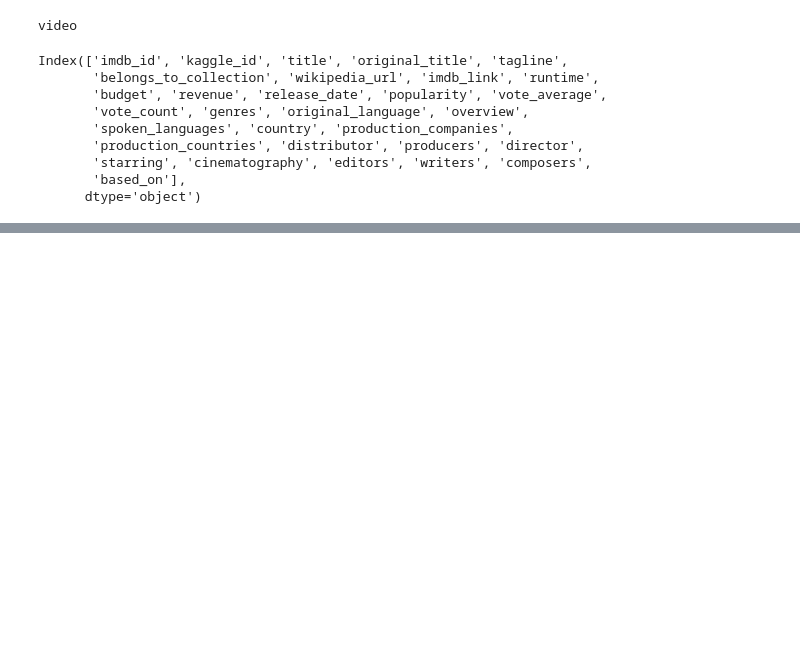
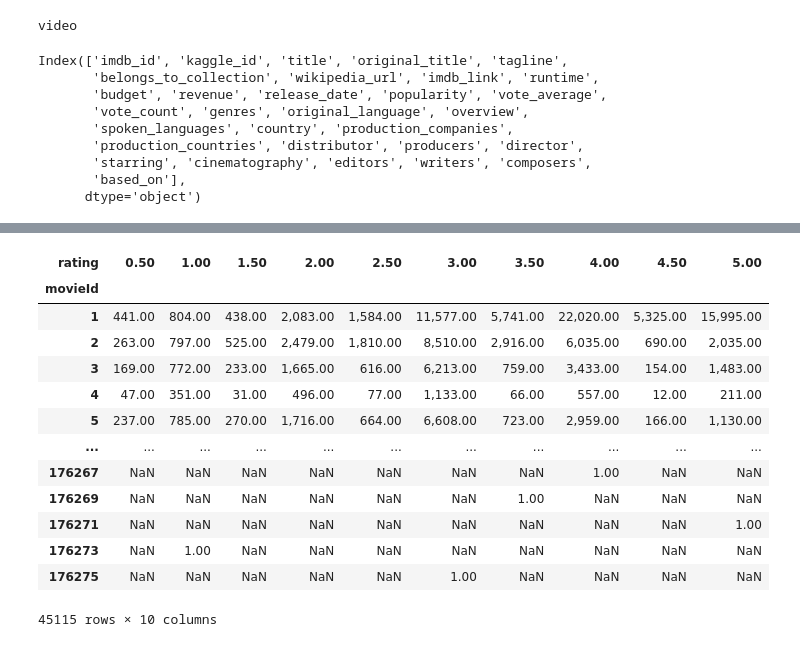
Before and after one commit to ariw237/Movies_ETL, a Jupyter notebook: movies_ETL.ipynb, the cells around one changed output, grey strips where cells are left out. Drawn from its saved outputs; the diff is of its cells as text; code cells hidden in the pictures; blank space fills up the shorter version.

Commit message:
Added new version of movies_ETL.ipynb

```diff
--- a/movies_ETL.ipynb
+++ b/movies_ETL.ipynb
@@ -1816,0 +1840,21 @@ Index(['imdb_id', 'kaggle_id', 'title', 'original_title', 'tagline',
+# %%
+#Convert to a pivot table
+rating_counts = ratings.groupby(['movieId','rating'], as_index=False).count() \
+                .rename({'userId':'count'}, axis=1) \
+                .pivot(index='movieId',columns='rating', values='count')
+rating_counts
+# %% [output]
+| rating | 0.50 | 1.00 | 1.50 | 2.00 | 2.50 | 3.00 | 3.50 | 4.00 | 4.50 | 5.00 |
+| movieId |  |  |  |  |  |  |  |  |  |  |
+| 1 | 441.00 | 804.00 | 438.00 | 2,083.00 | 1,584.00 | 11,577.00 | 5,741.00 | 22,020.00 | 5,325.00 | 15,995.00 |
+| 2 | 263.00 | 797.00 | 525.00 | 2,479.00 | 1,810.00 | 8,510.00 | 2,916.00 | 6,035.00 | 690.00 | 2,035.00 |
+| 3 | 169.00 | 772.00 | 233.00 | 1,665.00 | 616.00 | 6,213.00 | 759.00 | 3,433.00 | 154.00 | 1,483.00 |
+| 4 | 47.00 | 351.00 | 31.00 | 496.00 | 77.00 | 1,133.00 | 66.00 | 557.00 | 12.00 | 211.00 |
+| 5 | 237.00 | 785.00 | 270.00 | 1,716.00 | 664.00 | 6,608.00 | 723.00 | 2,959.00 | 166.00 | 1,130.00 |
+| ... | ... | ... | ... | ... | ... | ... | ... | ... | ... | ... |
+| 176267 | NaN | NaN | NaN | NaN | NaN | NaN | NaN | 1.00 | NaN | NaN |
+| 176269 | NaN | NaN | NaN | NaN | NaN | NaN | 1.00 | NaN | NaN | NaN |
+| 176271 | NaN | NaN | NaN | NaN | NaN | NaN | NaN | NaN | NaN | 1.00 |
+| 176273 | NaN | 1.00 | NaN | NaN | NaN | NaN | NaN | NaN | NaN | NaN |
+| 176275 | NaN | NaN | NaN | NaN | NaN | 1.00 | NaN | NaN | NaN | NaN |
+45115 rows × 10 columns
```
Also changed, not shown: parts of 6 cells of this notebook.
